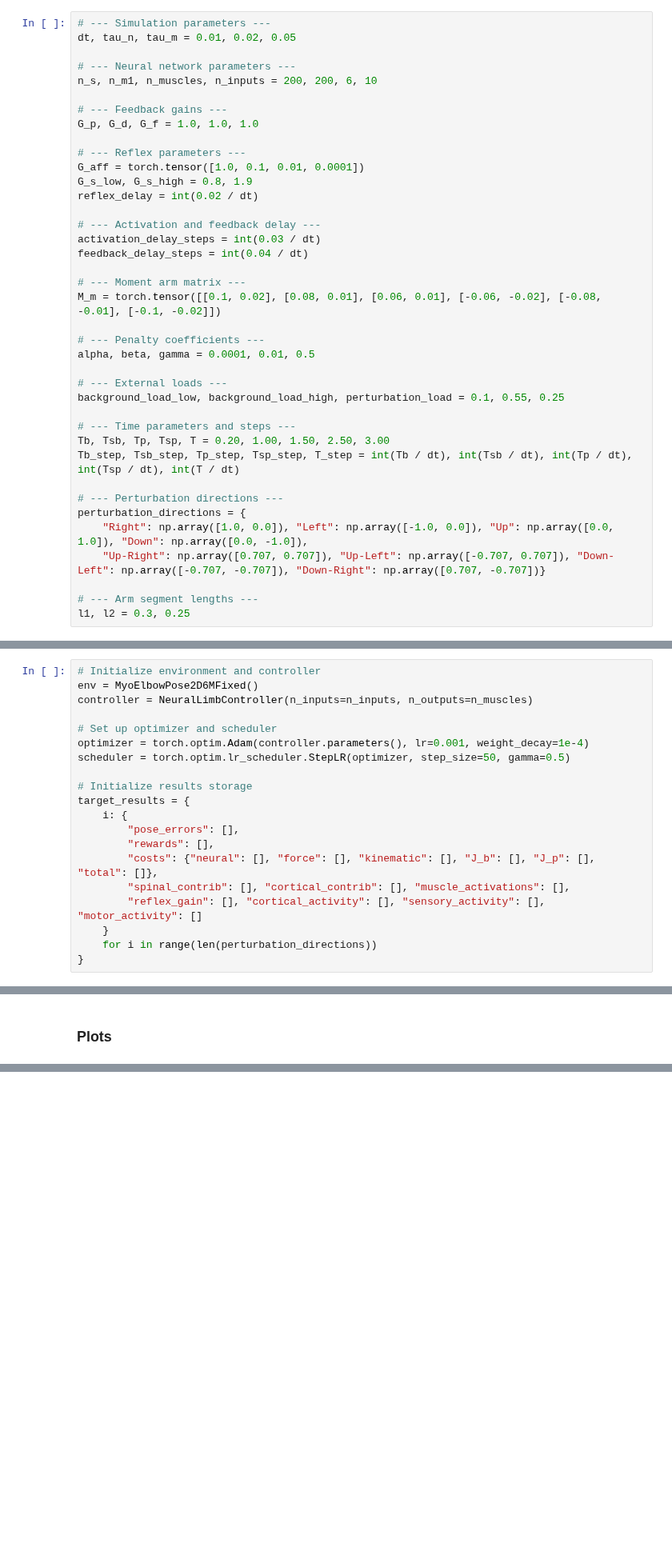
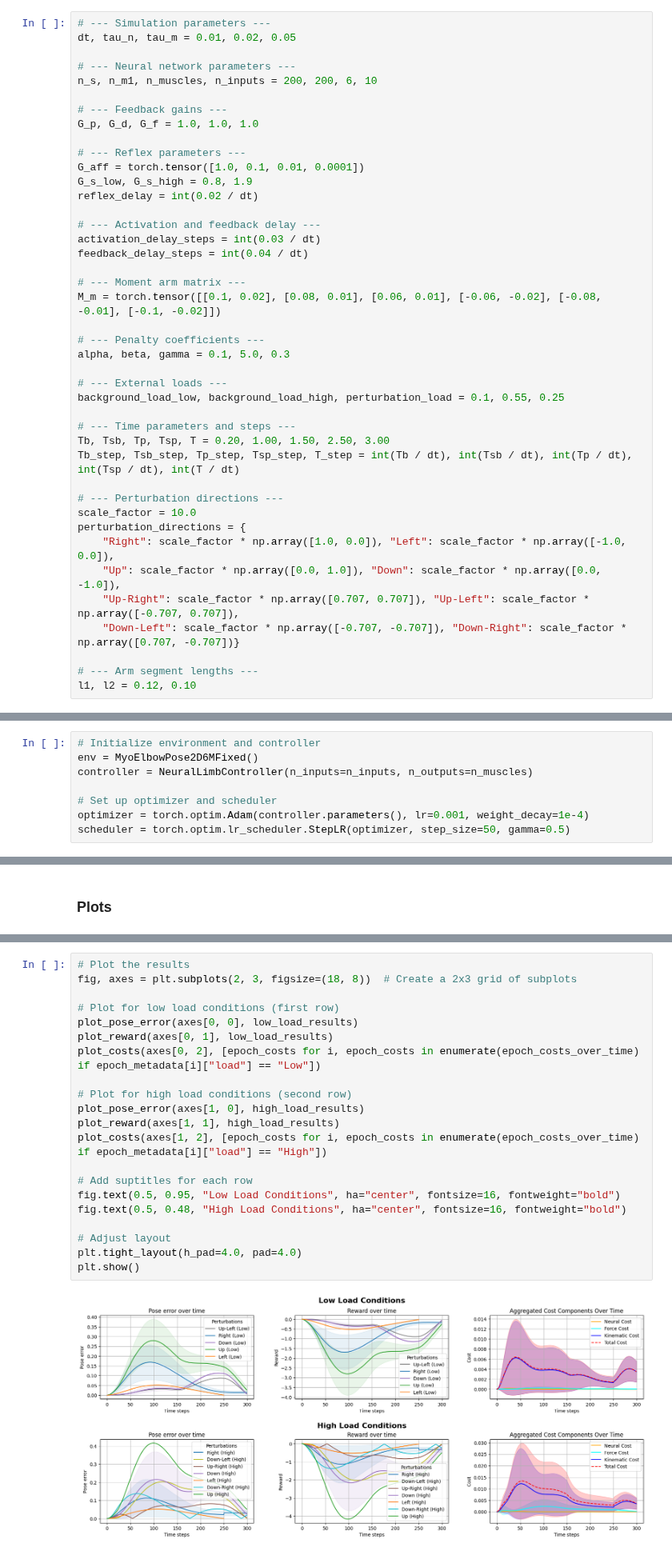
Before and after one commit to MetthewB/NX-492, a Jupyter notebook: script/current.ipynb, the cells around one changed output, grey strips where cells are left out. Shown at 80% size. Cells and saved outputs as stored; diff of their text form; blank space fills up the shorter version.

```diff
--- a/script/current.ipynb
+++ b/script/current.ipynb
@@ -36,7 +35,7 @@ feedback_delay_steps = int(0.04 / dt)
 M_m = torch.tensor([[0.1, 0.02], [0.08, 0.01], [0.06, 0.01], [-0.06, -0.02], [-0.08, -0.01], [-0.1, -0.02]])
 
 # --- Penalty coefficients ---
-alpha, beta, gamma = 0.0001, 0.01, 0.5
+alpha, beta, gamma = 0.1, 5.0, 0.3
 
 # --- External loads ---
 background_load_low, background_load_high, perturbation_load = 0.1, 0.55, 0.25
@@ -46,12 +45,15 @@ Tb, Tsb, Tp, Tsp, T = 0.20, 1.00, 1.50, 2.50, 3.00
 Tb_step, Tsb_step, Tp_step, Tsp_step, T_step = int(Tb / dt), int(Tsb / dt), int(Tp / dt), int(Tsp / dt), int(T / dt)
 
 # --- Perturbation directions ---
+scale_factor = 10.0
 perturbation_directions = {
-    "Right": np.array([1.0, 0.0]), "Left": np.array([-1.0, 0.0]), "Up": np.array([0.0, 1.0]), "Down": np.array([0.0, -1.0]),
-    "Up-Right": np.array([0.707, 0.707]), "Up-Left": np.array([-0.707, 0.707]), "Down-Left": np.array([-0.707, -0.707]), "Down-Right": np.array([0.707, -0.707])}
+    "Right": scale_factor * np.array([1.0, 0.0]), "Left": scale_factor * np.array([-1.0, 0.0]),
+    "Up": scale_factor * np.array([0.0, 1.0]), "Down": scale_factor * np.array([0.0, -1.0]),
+    "Up-Right": scale_factor * np.array([0.707, 0.707]), "Up-Left": scale_factor * np.array([-0.707, 0.707]),
+    "Down-Left": scale_factor * np.array([-0.707, -0.707]), "Down-Right": scale_factor * np.array([0.707, -0.707])}
 
 # --- Arm segment lengths ---
-l1, l2 = 0.3, 0.25
+l1, l2 = 0.12, 0.10
 # %% [markdown]
 ### Neural Limb Controller
 # %%
@@ -264,16 +235,4 @@ controller = NeuralLimbController(n_inputs=n_inputs, n_outputs=n_muscles)
 # Set up optimizer and scheduler
 optimizer = torch.optim.Adam(controller.parameters(), lr=0.001, weight_decay=1e-4)
 scheduler = torch.optim.lr_scheduler.StepLR(optimizer, step_size=50, gamma=0.5)
-
-# Initialize results storage
-target_results = {
-    i: {
-        "pose_errors": [],
-        "rewards": [],
-        "costs": {"neural": [], "force": [], "kinematic": [], "J_b": [], "J_p": [], "total": []},
-        "spinal_contrib": [], "cortical_contrib": [], "muscle_activations": [],
-        "reflex_gain": [], "cortical_activity": [], "sensory_activity": [], "motor_activity": []
-    }
-    for i in range(len(perturbation_directions))
-}
 # %%
@@ -656,0 +632,23 @@ plot_selected_epochs(epoch_metadata, epoch_qpos_over_time, epoch_external_loads)
+# %%
+# Plot the results
+fig, axes = plt.subplots(2, 3, figsize=(18, 8))  # Create a 2x3 grid of subplots
+
+# Plot for low load conditions (first row)
+plot_pose_error(axes[0, 0], low_load_results)
+plot_reward(axes[0, 1], low_load_results)
+plot_costs(axes[0, 2], [epoch_costs for i, epoch_costs in enumerate(epoch_costs_over_time) if epoch_metadata[i]["load"] == "Low"])
+
+# Plot for high load conditions (second row)
+plot_pose_error(axes[1, 0], high_load_results)
+plot_reward(axes[1, 1], high_load_results)
+plot_costs(axes[1, 2], [epoch_costs for i, epoch_costs in enumerate(epoch_costs_over_time) if epoch_metadata[i]["load"] == "High"])
+
+# Add suptitles for each row
+fig.text(0.5, 0.95, "Low Load Conditions", ha="center", fontsize=16, fontweight="bold")
+fig.text(0.5, 0.48, "High Load Conditions", ha="center", fontsize=16, fontweight="bold")
+
+# Adjust layout
+plt.tight_layout(h_pad=4.0, pad=4.0)
+plt.show()
+# %% [output]
+[figure, added]
```
Also changed, not shown: parts of 8 cells of this notebook.
